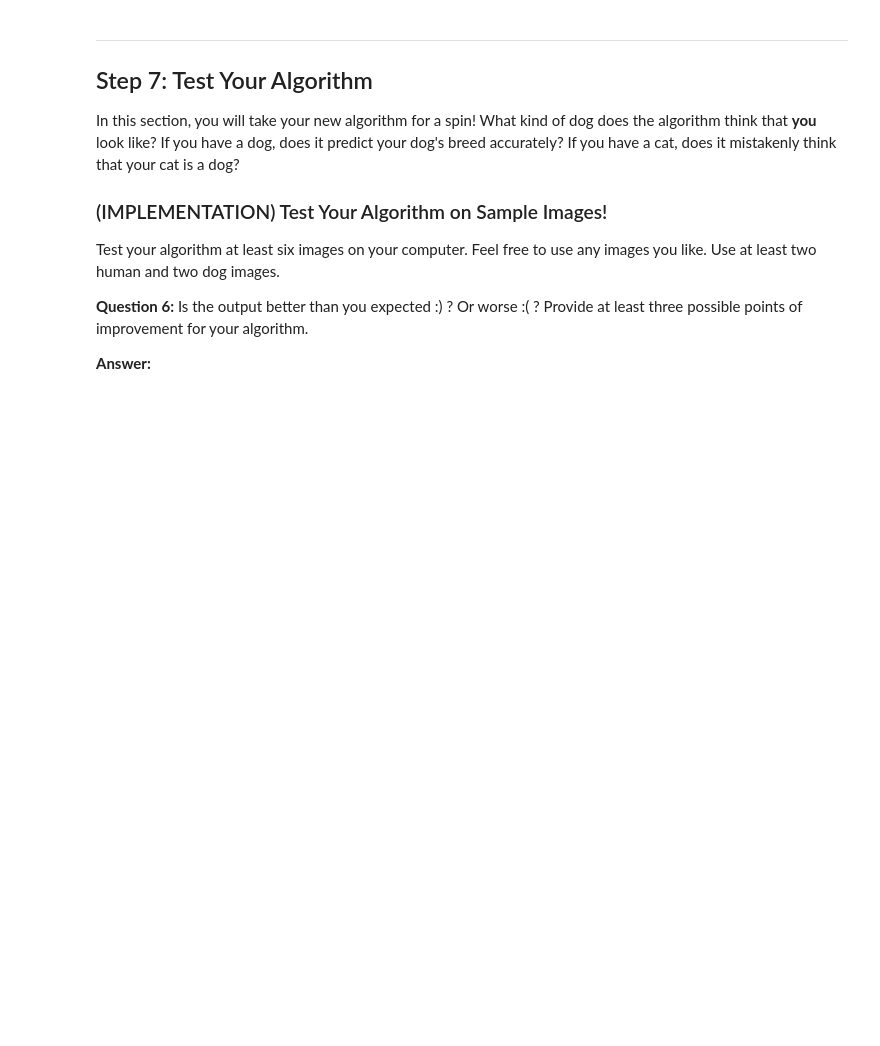
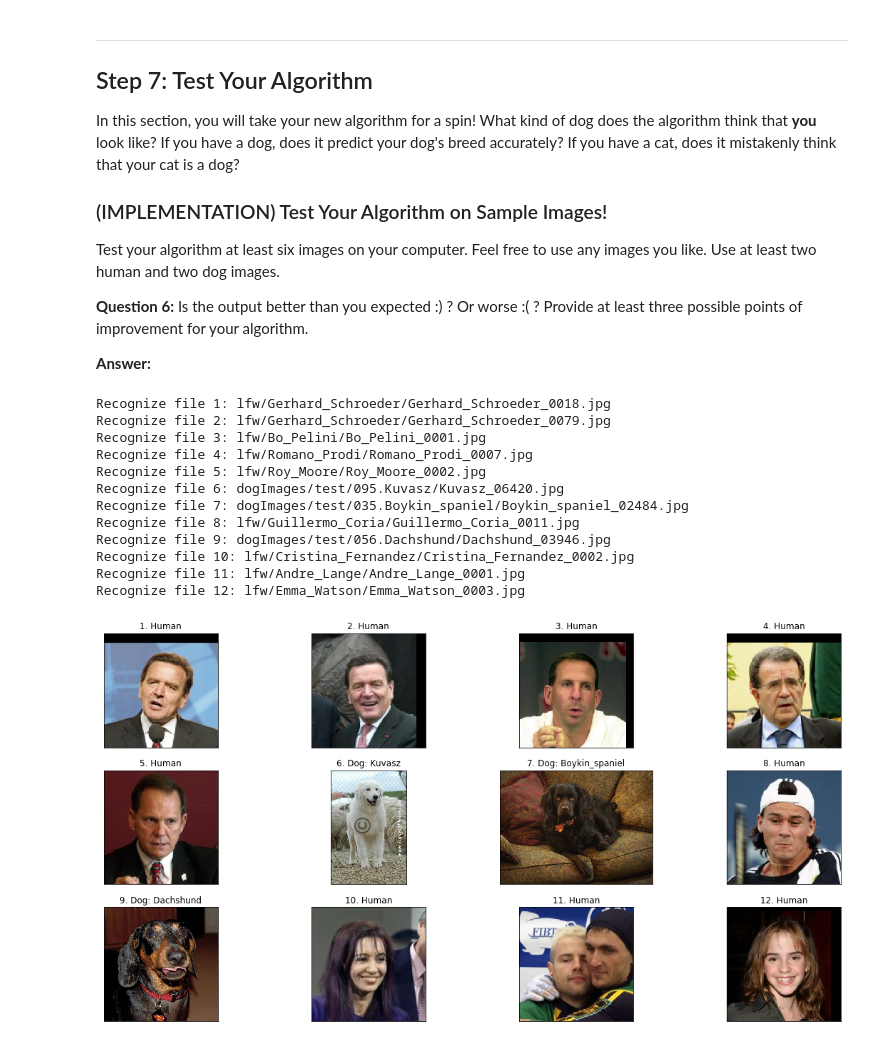
Before and after one commit to alphara/dog-project, a Jupyter notebook: dog_app.ipynb, the cells around one changed output. Cells and saved outputs as stored; diff of their text form; code cells hidden in the pictures; blank space fills up the shorter version.

Commit message:
Implement Steps 6, 7: write and test human_dog_detector algorithm

```diff
--- a/dog_app.ipynb
+++ b/dog_app.ipynb
@@ -758,8 +757,16 @@ Some sample output for our algorithm is provided below, but feel free to design
 
 ### (IMPLEMENTATION) Write your Algorithm
 # %%
-### TODO: Write your algorithm.
+### DONE: Write your algorithm.
 ### Feel free to use as many code cells as needed.
+
+def human_dog_detector(img_path):
+    if face_detector(img_path):
+        return 'Human'
+    dog_breed = resnet50_predict_breed(img_path)
+    if dog_breed:
+        return 'Dog: {}'.format(dog_breed)
+    return 'Nothing found'
 # %% [markdown]
 ---
 <a id='step7'></a>
@@ -780,0 +784,41 @@ __Answer:__
+# %%
+## DONE: Execute your algorithm from Step 6 on
+## at least 6 images on your computer.
+## Feel free to use as many code cells as needed.
+
+import cv2
+import matplotlib.pyplot as plt
+%matplotlib inline
+
+def visualize_img(img_path, ax):
+    img = cv2.imread(img_path)
+    ax.imshow(cv2.cvtColor(img, cv2.COLOR_BGR2RGB))
+
+fig = plt.figure(figsize=(20, 10))
+i = 0
+
+files = np.concatenate((human_files[:800], test_files[:800]))
+np.random.shuffle(files)
+files = files[:12]
+
+for file in files:
+    i = i + 1
+    ax = fig.add_subplot(3, 4, i, xticks=[], yticks=[])
+    print('Recognize file {}: {}'.format(i, file))
+    who = human_dog_detector(file)
+    ax.set_title("{}. {}".format(i, who))
+    visualize_img(file, ax)
+# %% [output]
+Recognize file 1: lfw/Gerhard_Schroeder/Gerhard_Schroeder_0018.jpg
+Recognize file 2: lfw/Gerhard_Schroeder/Gerhard_Schroeder_0079.jpg
+Recognize file 3: lfw/Bo_Pelini/Bo_Pelini_0001.jpg
+Recognize file 4: lfw/Romano_Prodi/Romano_Prodi_0007.jpg
+Recognize file 5: lfw/Roy_Moore/Roy_Moore_0002.jpg
+Recognize file 6: dogImages/test/095.Kuvasz/Kuvasz_06420.jpg
+Recognize file 7: dogImages/test/035.Boykin_spaniel/Boykin_spaniel_02484.jpg
+Recognize file 8: lfw/Guillermo_Coria/Guillermo_Coria_0011.jpg
+Recognize file 9: dogImages/test/056.Dachshund/Dachshund_03946.jpg
+Recognize file 10: lfw/Cristina_Fernandez/Cristina_Fernandez_0002.jpg
+Recognize file 11: lfw/Andre_Lange/Andre_Lange_0001.jpg
+Recognize file 12: lfw/Emma_Watson/Emma_Watson_0003.jpg
+[figure, added]
```
Also changed, not shown: parts of 16 cells of this notebook.
